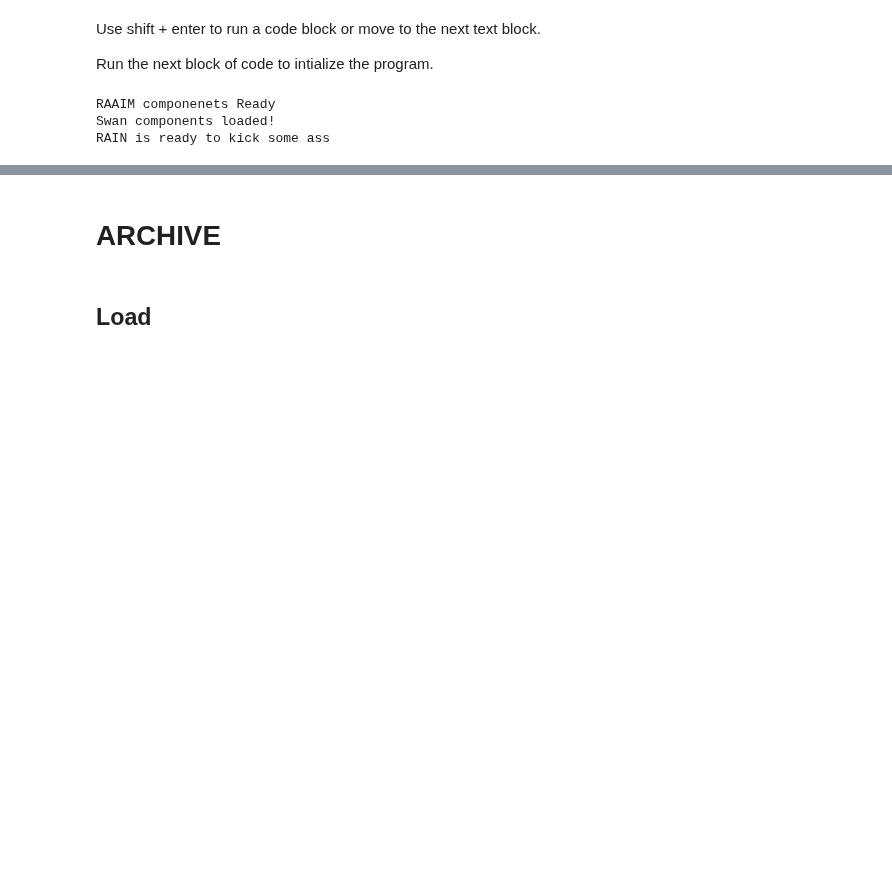
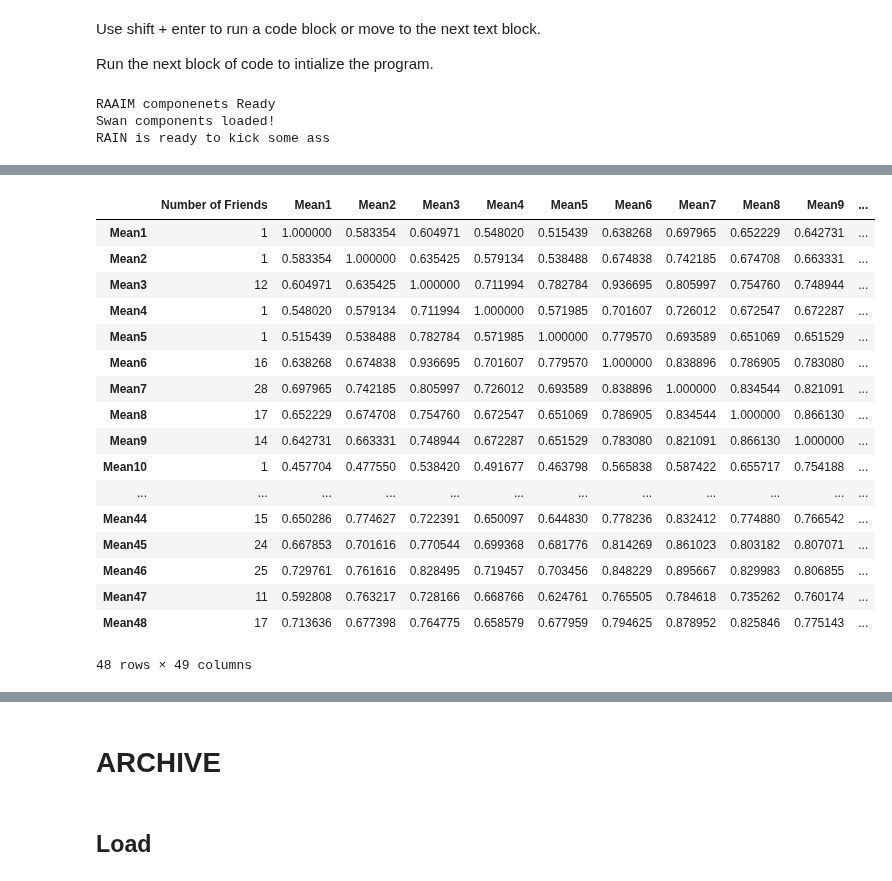
Before and after one commit to aedobyns/lab, a Jupyter notebook: RAIN.ipynb, the cells around one changed output, grey strips where cells are left out. Drawn from its saved outputs; the diff is of its cells as text; code cells hidden in the pictures; blank space fills up the shorter version.

```diff
--- a/RAIN.ipynb
+++ b/RAIN.ipynb
@@ -854,3 +854,15 @@ print 'RAIN is ready to kick some ass'
 RAAIM componenets Ready
 Swan components loaded!
 RAIN is ready to kick some ass
+# %%
+folder = "/Users/abigaildobyns/Desktop/Test Run of ARIA plugin/Melisa/Pup20"
+animal = 'Pup20'
+# %%
+data = pd.read_csv(r'%s/%s/Pup_20_High_ROI.csv' %(folder,animal), index_col= 'time', sep=',') #load the intensity time series for each roi. should be a text file named exactly 'ROI normalized.txt'
+print "Loaded 'ROI normalized.txt'"
+
+roi_param = pd.read_csv(r'%s/%s/Pup_20_High_ROI_loc.csv' %(folder,animal), index_col=0, sep=',')#load the parameter list.
+print "Loaded 'Parameter List_edit.txt'"
+
+im = Image.open(r'%s/%s/Pup_20_High_MaxIntensity.png' %(folder,animal)) #MUST BE RBG and .png. seriously, I'm not kidding.
+print "Loaded 'rbg.png'"
@@ -856,0 +900,24 @@ RAIN is ready to kick some ass
+# %%
+r = 0.8
+data_b = data[:(60*10),:]
+data_corr, friend_names, correlation_summary = cross_correlation(data, r)
+data_corr
+# %% [output]
+|  | Number of Friends | Mean1 | Mean2 | Mean3 | Mean4 | Mean5 | Mean6 | Mean7 | Mean8 | Mean9 | ... |
+| Mean1 | 1 | 1.000000 | 0.583354 | 0.604971 | 0.548020 | 0.515439 | 0.638268 | 0.697965 | 0.652229 | 0.642731 | ... |
+| Mean2 | 1 | 0.583354 | 1.000000 | 0.635425 | 0.579134 | 0.538488 | 0.674838 | 0.742185 | 0.674708 | 0.663331 | ... |
+| Mean3 | 12 | 0.604971 | 0.635425 | 1.000000 | 0.711994 | 0.782784 | 0.936695 | 0.805997 | 0.754760 | 0.748944 | ... |
+| Mean4 | 1 | 0.548020 | 0.579134 | 0.711994 | 1.000000 | 0.571985 | 0.701607 | 0.726012 | 0.672547 | 0.672287 | ... |
+| Mean5 | 1 | 0.515439 | 0.538488 | 0.782784 | 0.571985 | 1.000000 | 0.779570 | 0.693589 | 0.651069 | 0.651529 | ... |
+| Mean6 | 16 | 0.638268 | 0.674838 | 0.936695 | 0.701607 | 0.779570 | 1.000000 | 0.838896 | 0.786905 | 0.783080 | ... |
+| Mean7 | 28 | 0.697965 | 0.742185 | 0.805997 | 0.726012 | 0.693589 | 0.838896 | 1.000000 | 0.834544 | 0.821091 | ... |
+| Mean8 | 17 | 0.652229 | 0.674708 | 0.754760 | 0.672547 | 0.651069 | 0.786905 | 0.834544 | 1.000000 | 0.866130 | ... |
+| Mean9 | 14 | 0.642731 | 0.663331 | 0.748944 | 0.672287 | 0.651529 | 0.783080 | 0.821091 | 0.866130 | 1.000000 | ... |
+| Mean10 | 1 | 0.457704 | 0.477550 | 0.538420 | 0.491677 | 0.463798 | 0.565838 | 0.587422 | 0.655717 | 0.754188 | ... |
+| ... | ... | ... | ... | ... | ... | ... | ... | ... | ... | ... | ... |
+| Mean44 | 15 | 0.650286 | 0.774627 | 0.722391 | 0.650097 | 0.644830 | 0.778236 | 0.832412 | 0.774880 | 0.766542 | ... |
+| Mean45 | 24 | 0.667853 | 0.701616 | 0.770544 | 0.699368 | 0.681776 | 0.814269 | 0.861023 | 0.803182 | 0.807071 | ... |
+| Mean46 | 25 | 0.729761 | 0.761616 | 0.828495 | 0.719457 | 0.703456 | 0.848229 | 0.895667 | 0.829983 | 0.806855 | ... |
+| Mean47 | 11 | 0.592808 | 0.763217 | 0.728166 | 0.668766 | 0.624761 | 0.765505 | 0.784618 | 0.735262 | 0.760174 | ... |
+| Mean48 | 17 | 0.713636 | 0.677398 | 0.764775 | 0.658579 | 0.677959 | 0.794625 | 0.878952 | 0.825846 | 0.775143 | ... |
+48 rows × 49 columns
```
Also changed, not shown: parts of 10 cells of this notebook.
